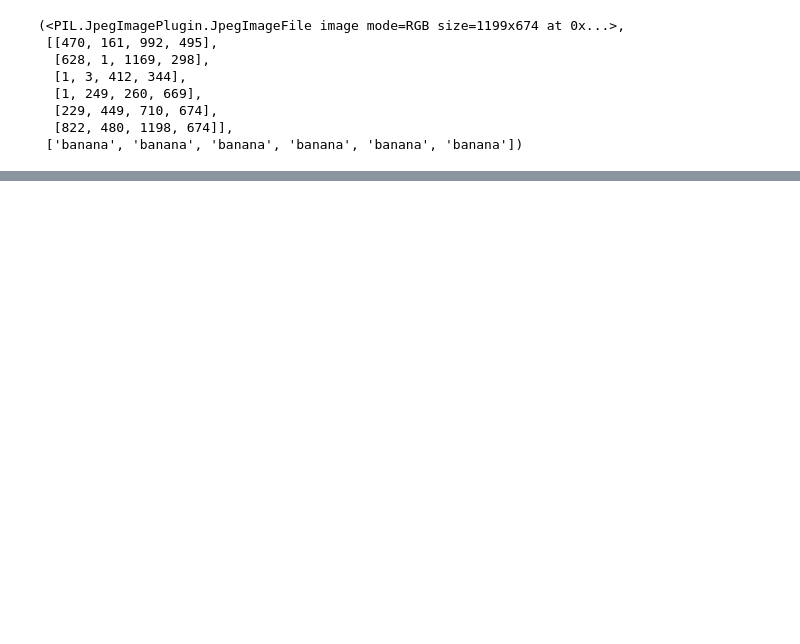
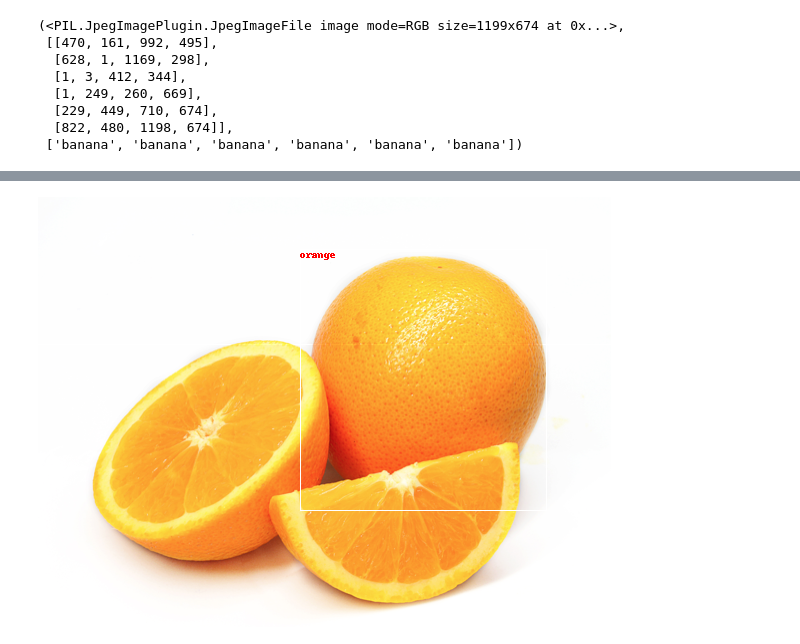
Before and after one commit to skj092/Object-Detection, a Jupyter notebook: exploringpiimage.ipynb, the cells around one changed output, grey strips where cells are left out. Cells and saved outputs as stored; diff of their text form; code cells hidden in the pictures; blank space fills up the shorter version.

```diff
--- a/exploringpiimage.ipynb
+++ b/exploringpiimage.ipynb
@@ -72,0 +83,4 @@ img
+# %%
+draw_on_image(images[220])
+# %% [output]
+[figure, added]
```
Also changed, not shown: parts of 7 cells of this notebook.
